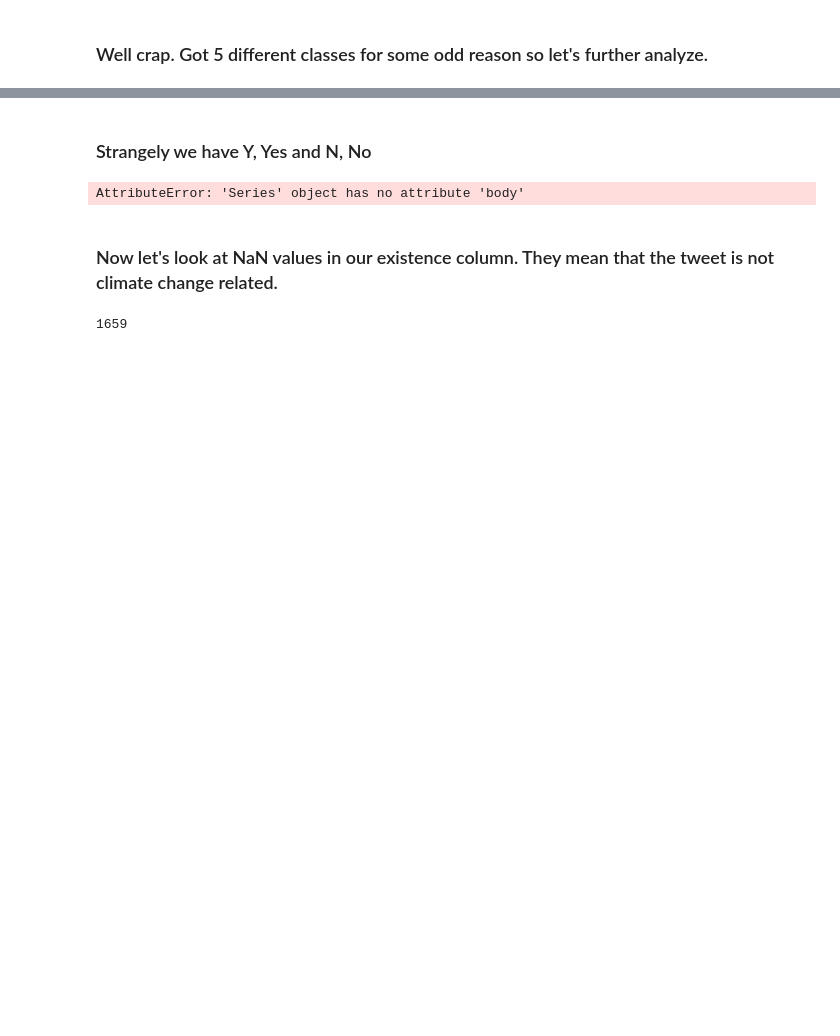
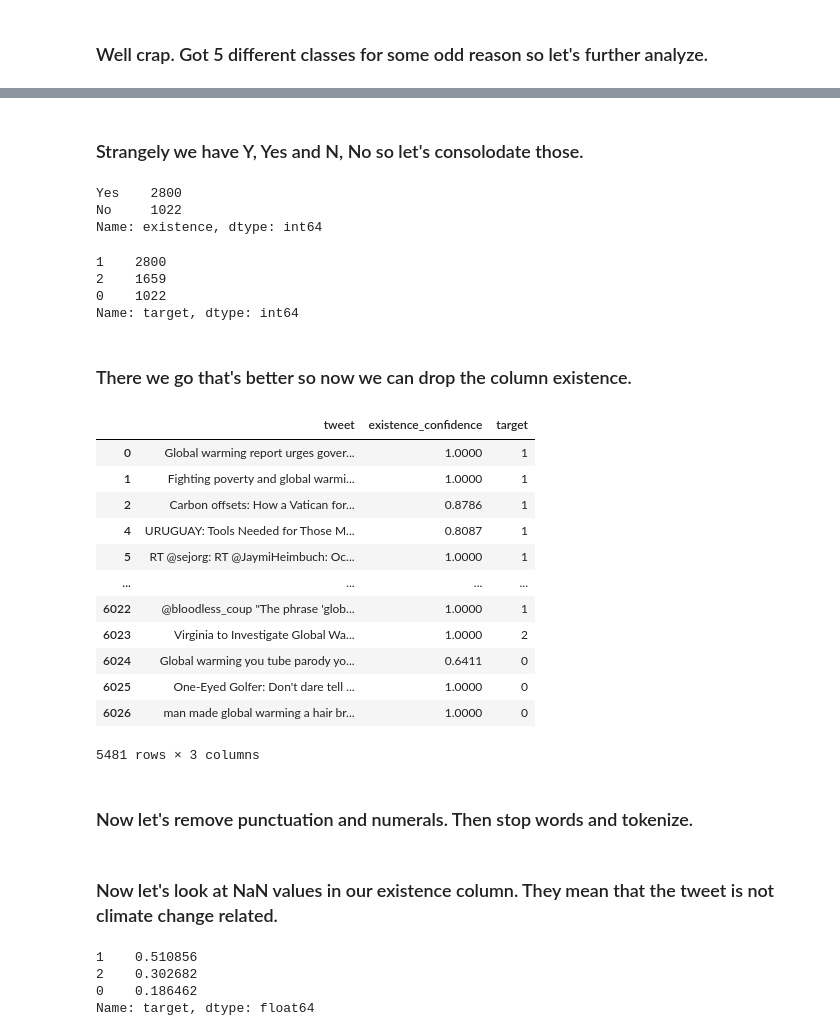
Before and after one commit to pleasecallmejax/NLP-Sentiment-Classification, a Jupyter notebook: Preliminary EDA Notebook.ipynb, the cells around one changed output, grey strips where cells are left out. Cells and saved outputs as stored; diff of their text form; code cells hidden in the pictures; blank space fills up the shorter version.

```diff
--- a/Preliminary EDA Notebook.ipynb
+++ b/Preliminary EDA Notebook.ipynb
@@ -151,6 +155,11 @@ No     1022
 Name: existence, dtype: int64
 # %% [markdown]
-### Strangely we have Y, Yes and N, No
+### Strangely we have Y, Yes and N, No so let's consolodate those.
 # %%
 unique_df.replace('Y', 'Yes', inplace=True)
 unique_df.replace('N', 'No', inplace=True)
+unique_df.existence.value_counts()
+# %% [output]
+Yes    2800
+No     1022
+Name: existence, dtype: int64
@@ -160,3 +166,34 @@ cv = CountVectorizer(stop_words=cust_sw)
+# %%
+le.fit(unique_df['existence'])
+unique_df['target'] = le.transform(unique_df['existence'])
+unique_df.target.value_counts()
+# %% [output]
+1    2800
+2    1659
+0    1022
+Name: target, dtype: int64
+# %% [markdown]
+### There we go that's better so now we can drop the column existence.
+# %%
+unique_df.drop(columns=['existence'], axis=1, inplace=True)
+unique_df.drop(columns=['tweet'], axis=1, inplace=True)
+unique_df
+# %% [output]
+|  | tweet | existence_confidence | target |
+| 0 | Global warming report urges gover... | 1.0000 | 1 |
+| 1 | Fighting poverty and global warmi... | 1.0000 | 1 |
+| 2 | Carbon offsets: How a Vatican for... | 0.8786 | 1 |
+| 4 | URUGUAY: Tools Needed for Those M... | 0.8087 | 1 |
+| 5 | RT @sejorg: RT @JaymiHeimbuch: Oc... | 1.0000 | 1 |
+| ... | ... | ... | ... |
+| 6022 | @bloodless_coup "The phrase 'glob... | 1.0000 | 1 |
+| 6023 | Virginia to Investigate Global Wa... | 1.0000 | 2 |
+| 6024 | Global warming you tube parody yo... | 0.6411 | 0 |
+| 6025 | One-Eyed Golfer: Don't dare tell ... | 1.0000 | 0 |
+| 6026 | man made global warming a hair br... | 1.0000 | 0 |
+5481 rows × 3 columns
+# %% [markdown]
+### Now let's remove punctuation and numerals. Then stop words and tokenize.
 # %%
 #Function to clean tweets
 def clean_tweet(tweet):
@@ -177,12 +214,15 @@ tt = TweetTokenizer()
 unique_df['new_tweets']= unique_df['new_tweets'].apply(tt.tokenize)
 # %%
+cust_sw = stopwords.words('english').extend('link')
 cv = CountVectorizer(stop_words=cust_sw)
-unique_df['new_tweets'] = unique_df['new_tweets'].apply(cv.fit_transform)
+sample = pd.DataFrame(pdt_items['A']+','+pdt_items['B']+','+pdt_items['C'].astype('str'), columns=['Output'])
+#unique_df['new_tweets'] = unique_df['new_tweets'].apply(cv.fit_transform)
-# %% [output]
-AttributeError: 'Series' object has no attribute 'body'
 # %% [markdown]
 ### Now let's look at NaN values in our existence column. They mean that the tweet is not climate change related.
-# %%
-unique_df.existence.isna().sum()
-# %% [output]
-1659
+# %%
+unique_df.target.value_counts(normalize=True)
+# %% [output]
+1    0.510856
+2    0.302682
+0    0.186462
+Name: target, dtype: float64
```
Also changed, not shown: parts of 18 cells of this notebook, 2 other files.
